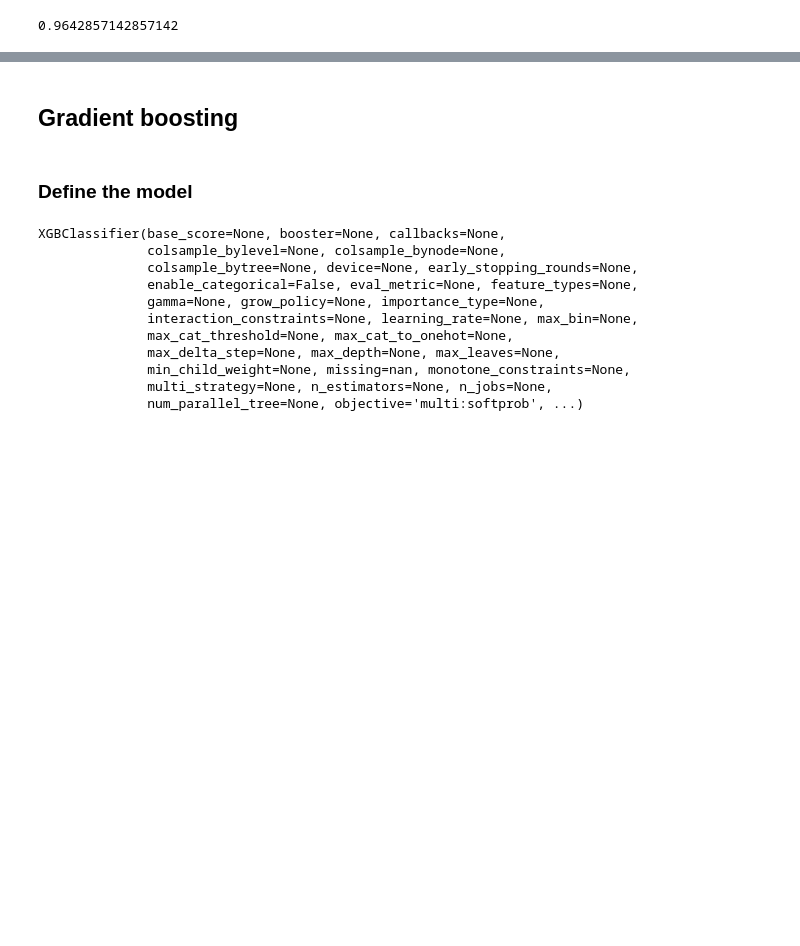
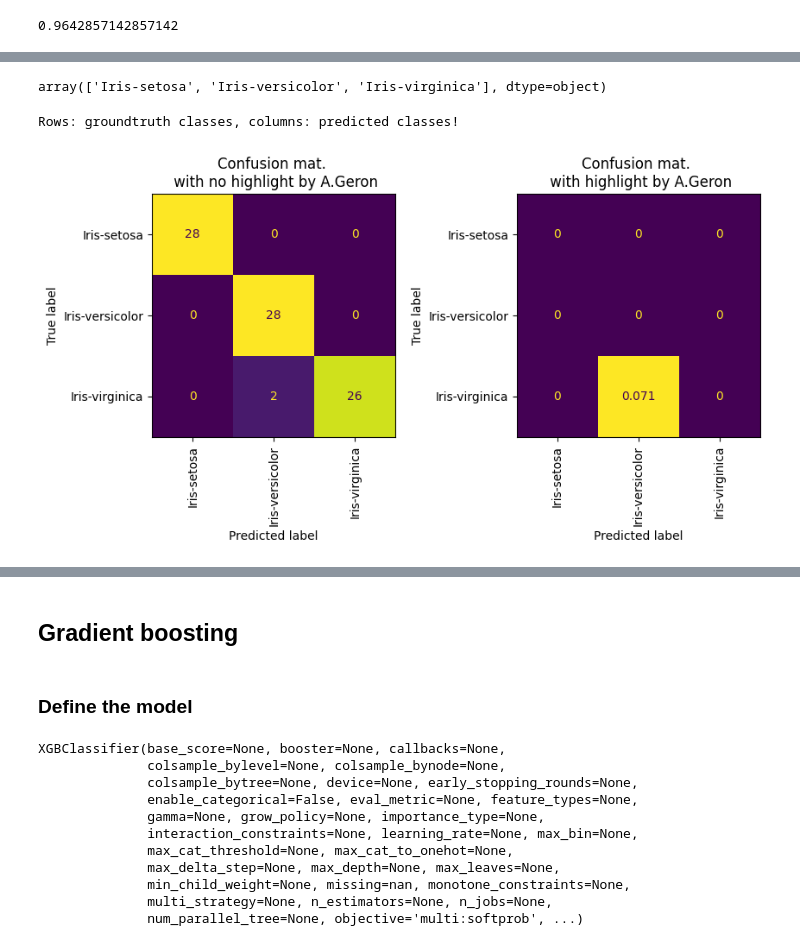
Before and after one commit to PashaIanko/Kaggle.Iris, a Jupyter notebook: 0_baseline_training.ipynb, the cells around one changed output, grey strips where cells are left out. Saved outputs shown, nothing was run; the diff lists cells and outputs as text; code cells hidden in the pictures; blank space fills up the shorter version.

```diff
--- a/0_baseline_training.ipynb
+++ b/0_baseline_training.ipynb
@@ -233,13 +273,14 @@ target_processor = LabelEncoder()
 # %% [markdown]
 # Process the data
 # %%
-
-
 X_train_processed = preprocessor.fit_transform(X_train)
 Y_train_processed = target_processor.fit_transform(Y_train.values.ravel())
 
 X_val_processed = preprocessor.transform(X_val)
 Y_val_processed = target_processor.transform(Y_val.values.ravel())
 
+X_trainval_processed = np.vstack([X_train_processed, X_val_processed])
+Y_trainval_processed = np.concatenate([Y_train_processed, Y_val_processed])
+
 X_test_processed = preprocessor.transform(X_test)
 Y_test_processed = target_processor.transform(Y_test.values.ravel())
@@ -318,0 +399,5 @@ res.best_score_
+# %%
+svc_random_search_res = svc_gridsearch.fit(
+    np.vstack([X_train_processed, X_val_processed]),
+    np.concatenate([Y_train_processed, Y_val_processed])
+)
@@ -318,0 +428,9 @@ res.best_score_
+# %%
+from sklearn.model_selection import cross_val_predict
+
+preds = cross_val_predict(
+    estimator=svc_random_search_res.best_estimator_,
+    X=X_trainval_processed,
+    y=Y_trainval_processed,
+    cv=3
+)
@@ -318,0 +457,44 @@ res.best_score_
+# %%
+target_processor.classes_
+# %% [output]
+array(['Iris-setosa', 'Iris-versicolor', 'Iris-virginica'], dtype=object)
+# %%
+from sklearn.metrics import confusion_matrix
+from sklearn.metrics import ConfusionMatrixDisplay
+
+def plot_confusion_matrix(Y_true, Y_pred, labels, figsize=(15, 8)):
+    conf_mat = confusion_matrix(y_true=Y_true, y_pred=Y_pred)
+    print(f'Rows: groundtruth classes, columns: predicted classes!')
+
+    fig, ax = plt.subplots(1, 2, figsize=figsize)
+    ax = ax.flatten()
+    ax[0].set_title(f'Confusion mat. \n with no highlight by A.Geron')
+
+    c = ConfusionMatrixDisplay(conf_mat, display_labels=labels)
+
+    c.plot(ax=ax[0])
+    ax[0].set_xticklabels(labels, rotation=90)
+
+
+    row_sums = conf_mat.sum(axis=1, keepdims=True)
+    norm_conf_mx = conf_mat / row_sums
+    np.fill_diagonal(norm_conf_mx, 0)
+
+    ConfusionMatrixDisplay(norm_conf_mx, display_labels=labels).plot(ax=ax[1])
+    ax[1].set_title(f'Confusion mat. \n with highlight by A.Geron')
+    ax[1].set_xticklabels(labels, rotation=90)
+
+
+    fig.delaxes(fig.axes[3])
+    fig.delaxes(fig.axes[2])
+
+
+plot_confusion_matrix(
+    Y_true=Y_trainval_processed,
+    Y_pred=preds,
+    labels=target_processor.classes_,
+    figsize=(10, 5)
+)
+# %% [output]
+Rows: groundtruth classes, columns: predicted classes!
+[figure, added]
```
Also changed, not shown: parts of 28 cells of this notebook.
